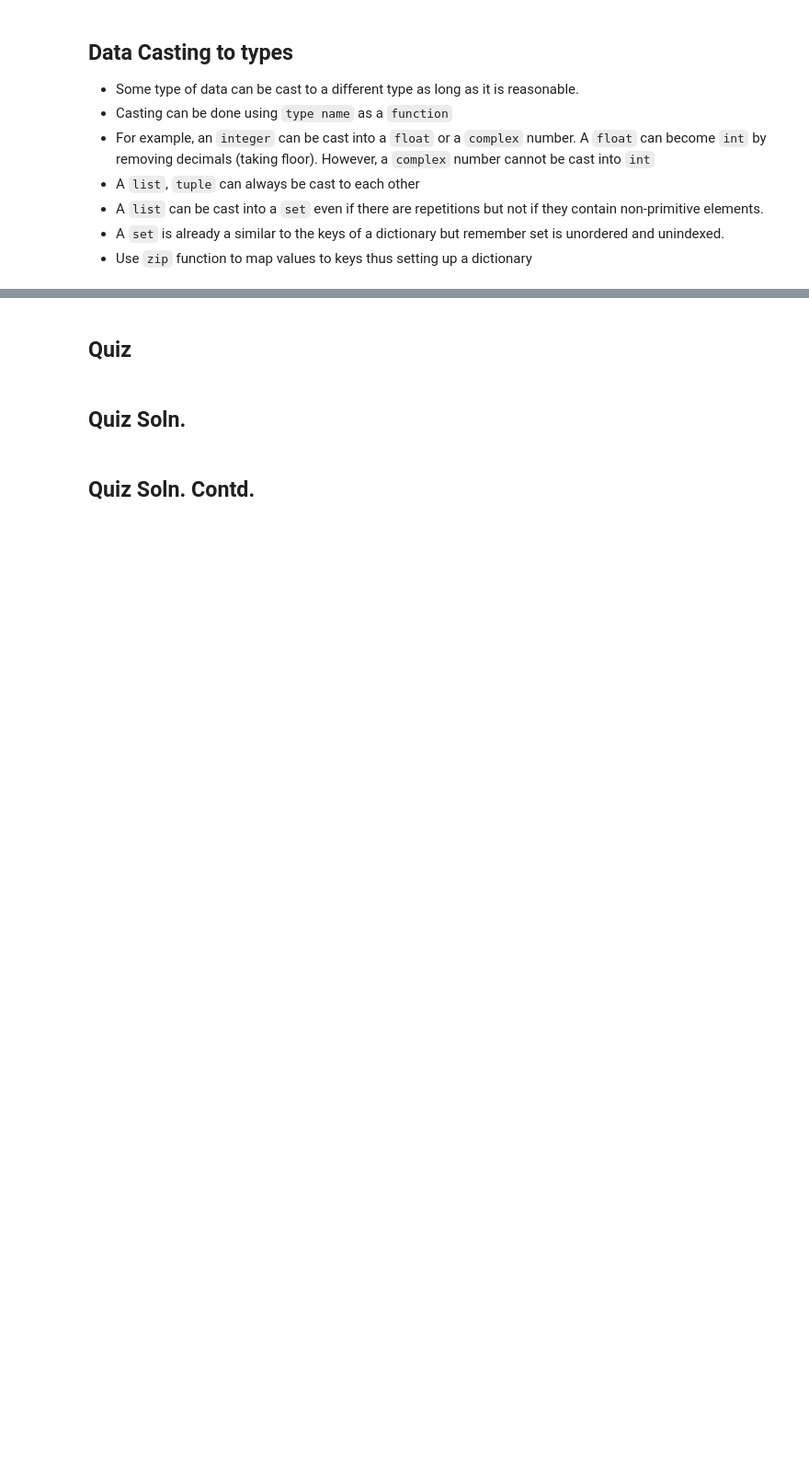
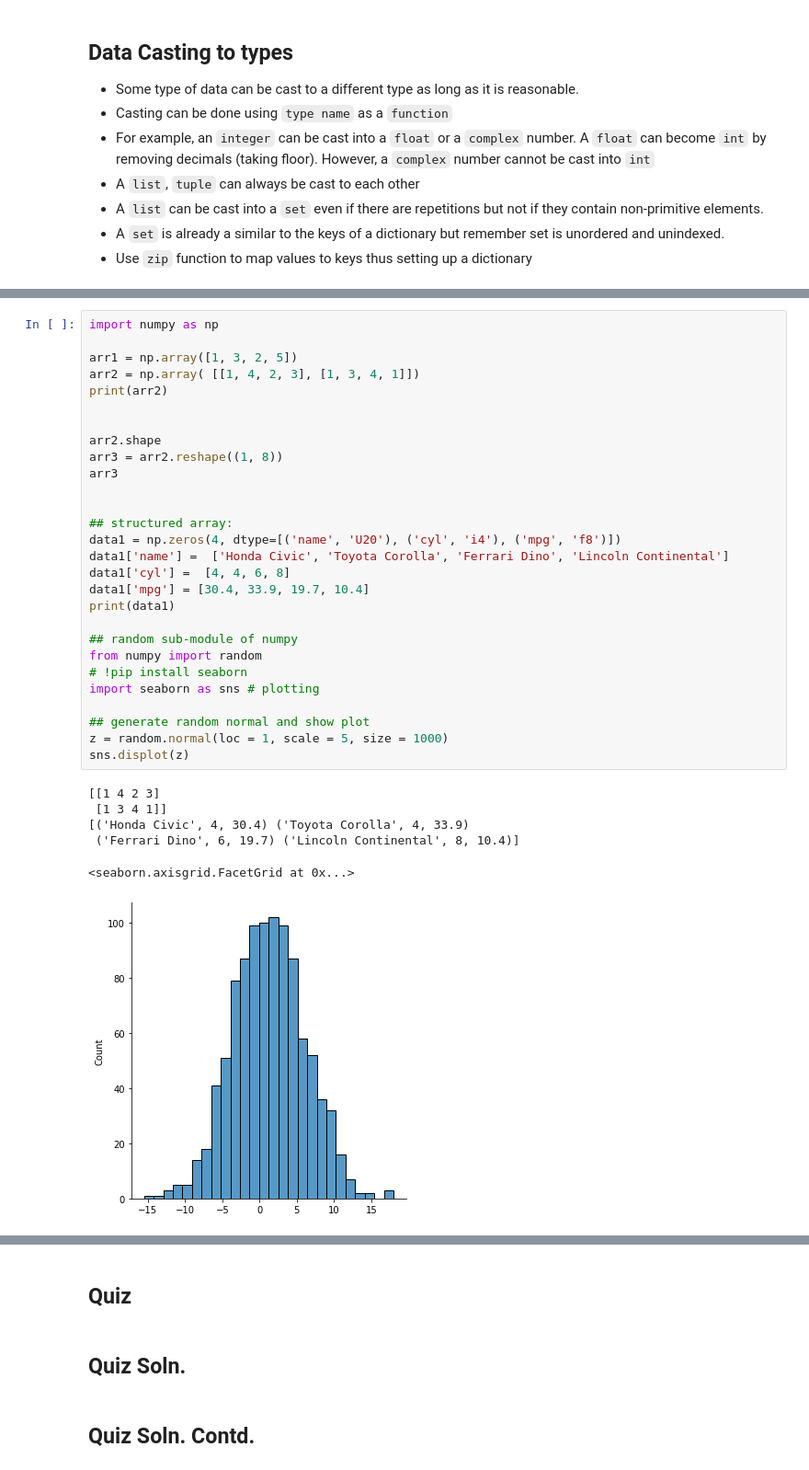
Before and after one commit to suryaeada9/ucsas_intro_python, a Jupyter notebook: UCSAS_Python.ipynb, the cells around one changed output, grey strips where cells are left out. Shown: that part at 92% size. Drawn from its saved outputs; the diff is of its cells as text; blank space fills up the shorter version.

Commit message:
Added pandas and numpy

```diff
--- a/UCSAS_Python.ipynb
+++ b/UCSAS_Python.ipynb
@@ -720,0 +944,35 @@ dict(zip(y, x))
+# %%
+import numpy as np
+
+arr1 = np.array([1, 3, 2, 5])
+arr2 = np.array( [[1, 4, 2, 3], [1, 3, 4, 1]])
+print(arr2)
+
+
+arr2.shape
+arr3 = arr2.reshape((1, 8))
+arr3
+
+
+## structured array:
+data1 = np.zeros(4, dtype=[('name', 'U20'), ('cyl', 'i4'), ('mpg', 'f8')])
+data1['name'] =  ['Honda Civic', 'Toyota Corolla', 'Ferrari Dino', 'Lincoln Continental']
+data1['cyl'] =  [4, 4, 6, 8]
+data1['mpg'] = [30.4, 33.9, 19.7, 10.4]
+print(data1)
+
+## random sub-module of numpy
+from numpy import random
+# !pip install seaborn
+import seaborn as sns # plotting
+
+## generate random normal and show plot
+z = random.normal(loc = 1, scale = 5, size = 1000)
+sns.displot(z)
+# %% [output]
+[[1 4 2 3]
+ [1 3 4 1]]
+[('Honda Civic', 4, 30.4) ('Toyota Corolla', 4, 33.9)
+ ('Ferrari Dino', 6, 19.7) ('Lincoln Continental', 8, 10.4)]
+<seaborn.axisgrid.FacetGrid at 0x...>
+[figure, added]
```
Also changed, not shown: parts of 52 cells of this notebook.
